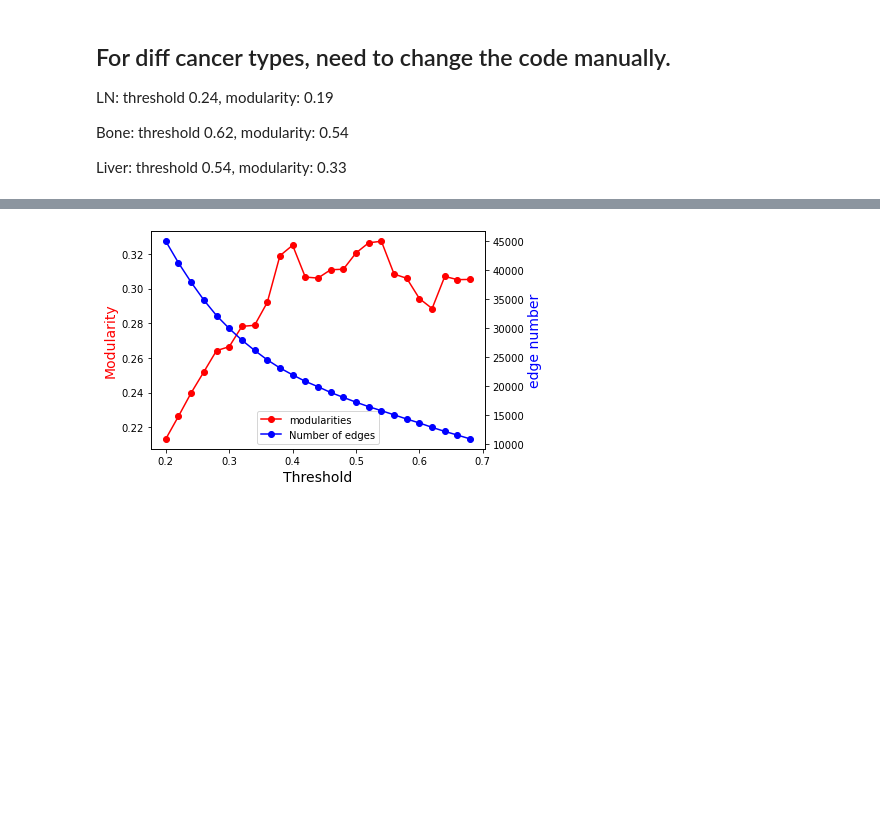
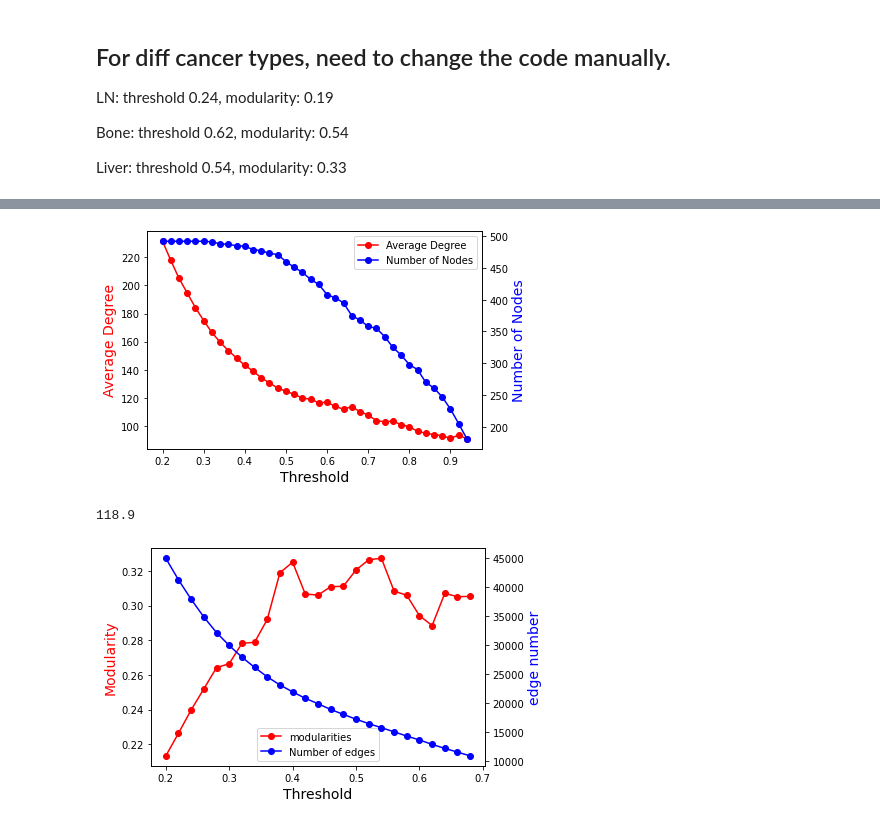
Before and after one commit to zcablii/Master_cancer_project, a Jupyter notebook: gene_network_analysis.ipynb, the cells around one changed output, grey strips where cells are left out. Cells and saved outputs as stored; diff of their text form; code cells hidden in the pictures; blank space fills up the shorter version.

```diff
--- a/gene_network_analysis.ipynb
+++ b/gene_network_analysis.ipynb
@@ -644,3 +745,29 @@ FitnessResult(min=None, max=None, score=0.30530214646645615, std=None)
+# %%
+
+# print(modularities[5])
+
+x_val =  np.arange(0.2, 0.95, 0.02)
+node_num = [492,492,492,492,492,492,491,488,487,485,484,479,477,473,471, 460,451,443,432,424,408,403,395,375,368, 358, 355,342,325,313,298,290,270, 261,247,228,205,181]
+avg_dgr = [231.5, 217.9,205.1,194.6,184.2,175.0,166.5,159.6,153.6,148.3, 143.1,139.1,134.2, \
+           130.6,126.9,124.7,122.4,119.9,118.9,116.5,116.8,113.8,111.9,113.62, 110.2, 107.7,103.7,102.9,103.4,100.9,99.4,96.1,94.8,93.8,92.9,91.2,93.4,90.7]
+fig,ax = plt.subplots()
+
+lns1 = ax.plot(x_val, avg_dgr, color="red", marker="o", label='Average Degree')
+ax.set_xlabel("Threshold",fontsize=14)
+ax.set_ylabel("Average Degree",color="red",fontsize=14)
+ax2=ax.twinx()
+lns2 = ax2.plot(x_val, node_num,color="blue",marker="o", label='Number of Nodes')
+ax2.set_ylabel("Number of Nodes",color="blue",fontsize=14)
+lns = lns1+lns2
+labs = [l.get_label() for l in lns]
+ax.legend(lns, labs, loc=0)
+plt.show()
+# %% [output]
+[figure, added]
+# %%
+avg_dgr[node_num.index(432)]
+# %% [output]
+118.9
 # %%
 fig,ax = plt.subplots()
 
```
Also changed, not shown: parts of 37 cells of this notebook, 24 other files.
